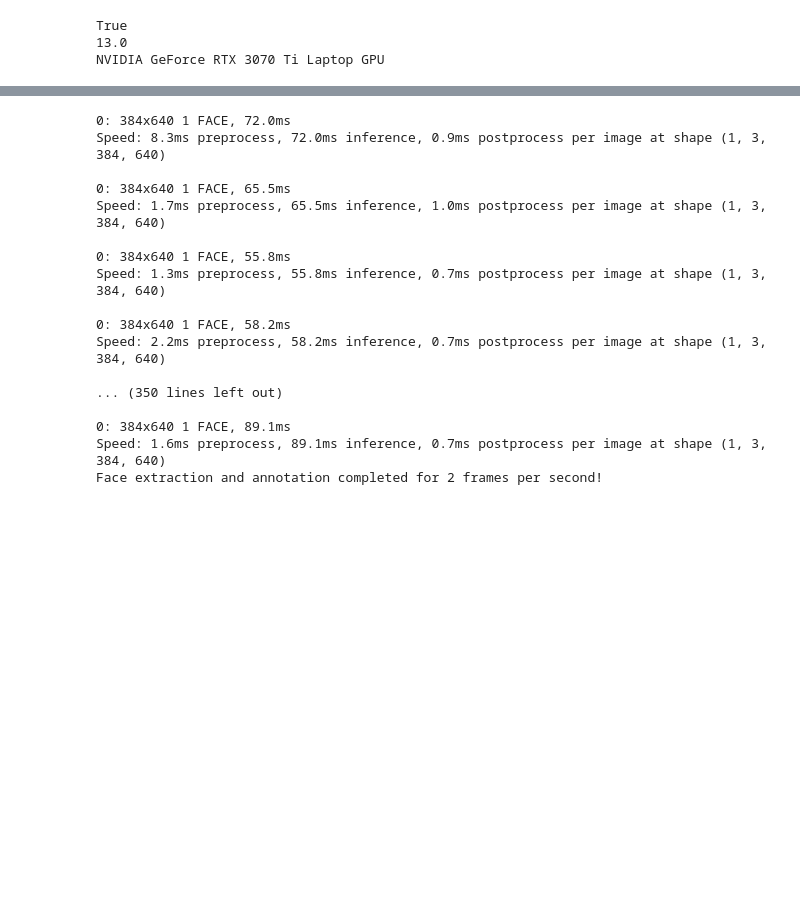
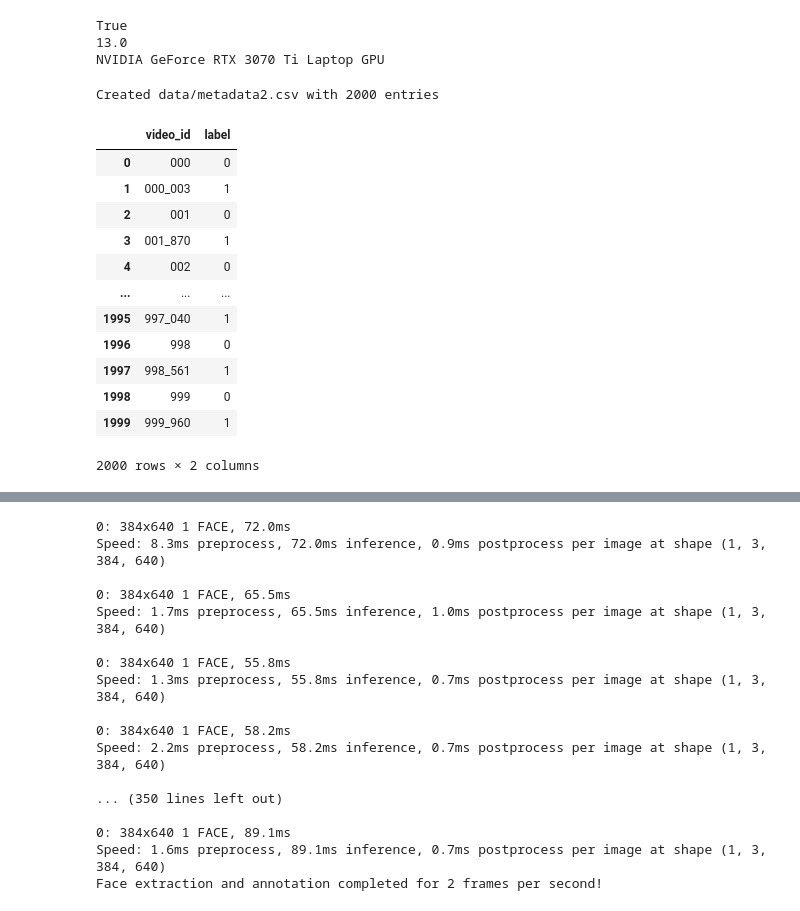
Before and after one commit to Noemiemz/Deepfake-Detection-with-CNN-RNN, a Jupyter notebook: ouais.ipynb, the cells around one changed output, grey strips where cells are left out. Cells and saved outputs as stored; diff of their text form; code cells hidden in the pictures; blank space fills up the shorter version.

```diff
--- a/ouais.ipynb
+++ b/ouais.ipynb
@@ -19,3 +19,59 @@ df.to_csv('data/metadata.csv', index=False)
+# %%
+import os
+import pandas as pd
+from pathlib import Path
+
+def create_metadata_from_folders(folder_path: str, output_csv: str = 'data/metadata2.csv') -> pd.DataFrame:
+    """
+    Create a metadata CSV with video_id and label columns based on folder names.
+
+    Args:
+        folder_path: Path to the parent folder containing subfolders
+        output_csv: Path where the CSV file will be saved
+
+    Returns:
+        DataFrame with video_id and label columns
+    """
+    folder_path = Path(folder_path)
+
+    # Get all direct children folders
+    subfolders = [f for f in folder_path.iterdir() if f.is_dir()]
+
+    # Create list to store data
+    data = []
+
+    for folder in subfolders:
+        folder_name = folder.name
+        # Label is 1 if folder name contains '_', otherwise 0
+        label = 1 if '_' in folder_name else 0
+        data.append({'video_id': folder_name, 'label': label})
+
+    # Create DataFrame
+    df = pd.DataFrame(data)
+
+    # Save to CSV
+    df.to_csv(output_csv, index=False)
+    print(f"Created {output_csv} with {len(df)} entries")
+
+    return df
+
+
+create_metadata_from_folders('data/images_successive', 'data/metadata2.csv')
+# %% [output]
+Created data/metadata2.csv with 2000 entries
+|  | video_id | label |
+| 0 | 000 | 0 |
+| 1 | 000_003 | 1 |
+| 2 | 001 | 0 |
+| 3 | 001_870 | 1 |
+| 4 | 002 | 0 |
+| ... | ... | ... |
+| 1995 | 997_040 | 1 |
+| 1996 | 998 | 0 |
+| 1997 | 998_561 | 1 |
+| 1998 | 999 | 0 |
+| 1999 | 999_960 | 1 |
+2000 rows × 2 columns
 # %%
 import os
 import cv2
```
Also changed, not shown: parts of 2 cells of this notebook, 7 other files.
